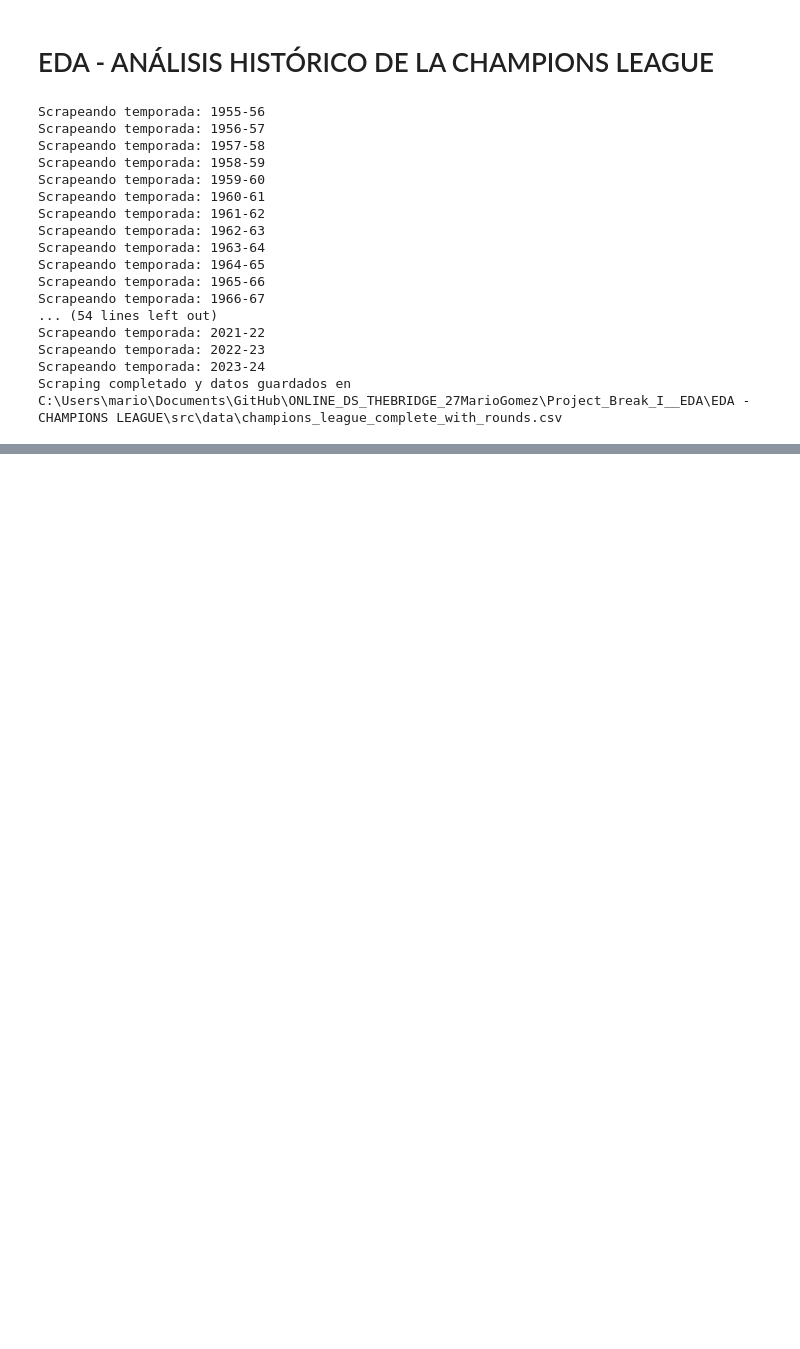
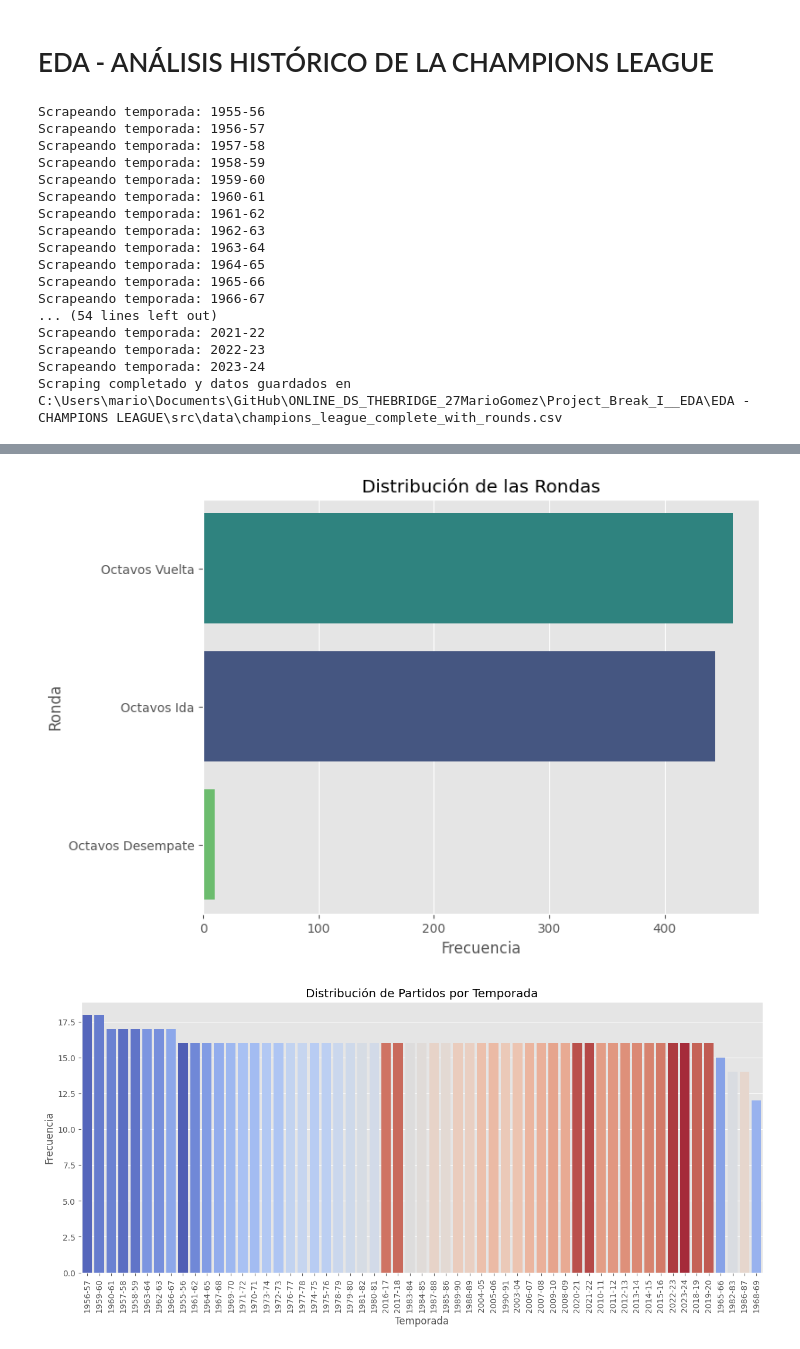
Before and after one commit to 27MarioGomez/ONLINE_DS_THEBRIDGE_27MarioGomez, a Jupyter notebook: Project_Break_I__EDA/EDA - CHAMPIONS LEAGUE/main.ipynb, the cells around one changed output, grey strips where cells are left out. Cells and saved outputs as stored; diff of their text form; code cells hidden in the pictures; blank space fills up the shorter version.

```diff
--- a/Project_Break_I__EDA/EDA - CHAMPIONS LEAGUE/main.ipynb
+++ b/Project_Break_I__EDA/EDA - CHAMPIONS LEAGUE/main.ipynb
@@ -405,0 +333,34 @@ Passing `palette` without assigning `hue` is deprecated and will be removed in v
+# %%
+# ==========================
+# Análisis univariado (sin Warnings)
+# ==========================
+
+# 1. Distribución de rondas (variable categórica)
+plt.figure(figsize=(8, 6))
+sns.countplot(data=df_cleaned, y='Round', hue='Round', dodge=False, order=df_cleaned['Round'].value_counts().index, palette='viridis', legend=False)
+plt.title("Distribución de las Rondas")
+plt.xlabel("Frecuencia")
+plt.ylabel("Ronda")
+plt.show()
+
+# 2. Distribución de temporadas (variable categórica)
+plt.figure(figsize=(15, 6))
+sns.countplot(data=df_cleaned, x='Season', hue='Season', dodge=False, order=df_cleaned['Season'].value_counts().index, palette='coolwarm', legend=False)
+plt.title("Distribución de Partidos por Temporada")
+plt.xlabel("Temporada")
+plt.ylabel("Frecuencia")
+plt.xticks(rotation=90)
+plt.show()
+
+# 3. Distribución de goles por equipo (variables numéricas)
+plt.figure(figsize=(10, 6))
+sns.histplot(df_cleaned['Team 1 Goals'], kde=True, color="orange", label="Goles Equipo 1")
+sns.histplot(df_cleaned['Team 2 Goals'], kde=True, color="blue", label="Goles Equipo 2")
+plt.title("Distribución de Goles por Equipo")
+plt.xlabel("Goles")
+plt.ylabel("Frecuencia")
+plt.legend()
+plt.show()
+# %% [output]
+[figure, added]
+[figure, added]
```
Also changed, not shown: parts of 17 cells of this notebook, 1 other file.
